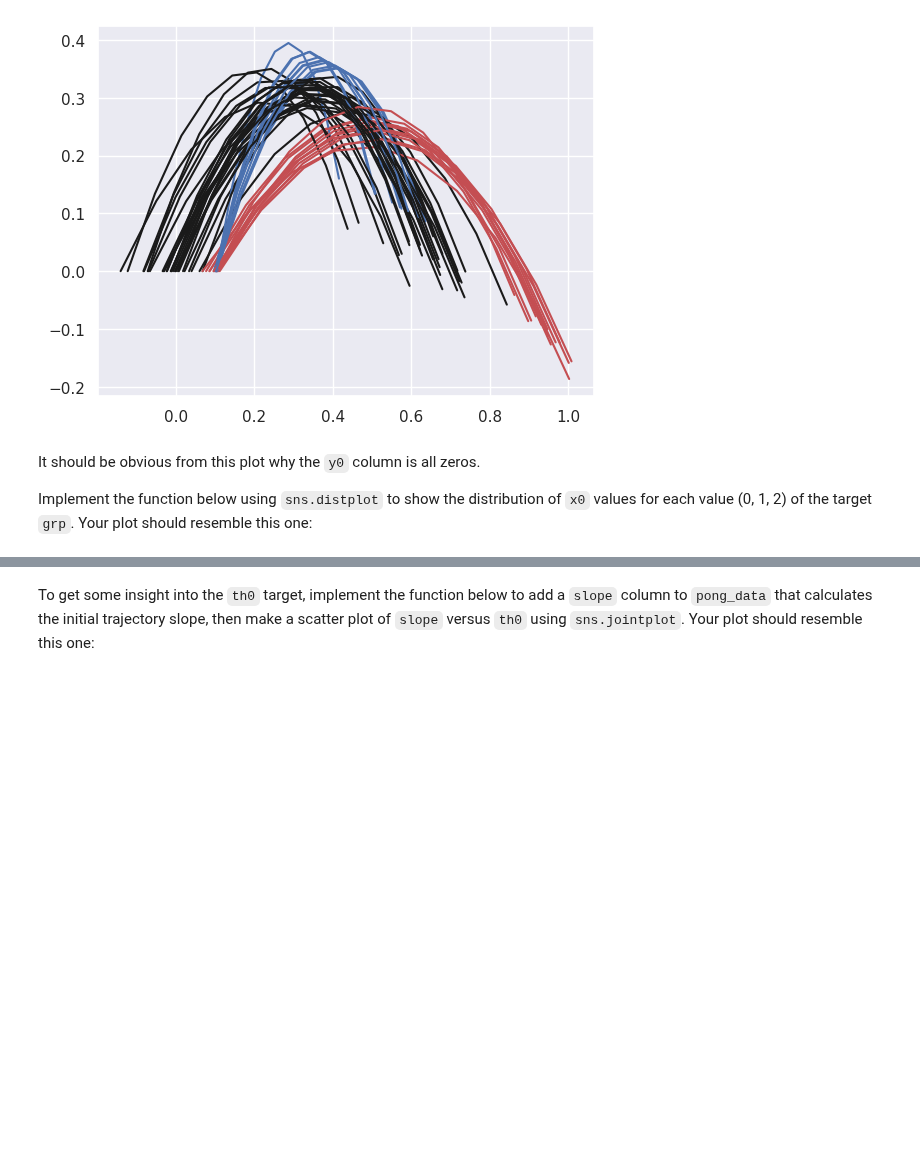
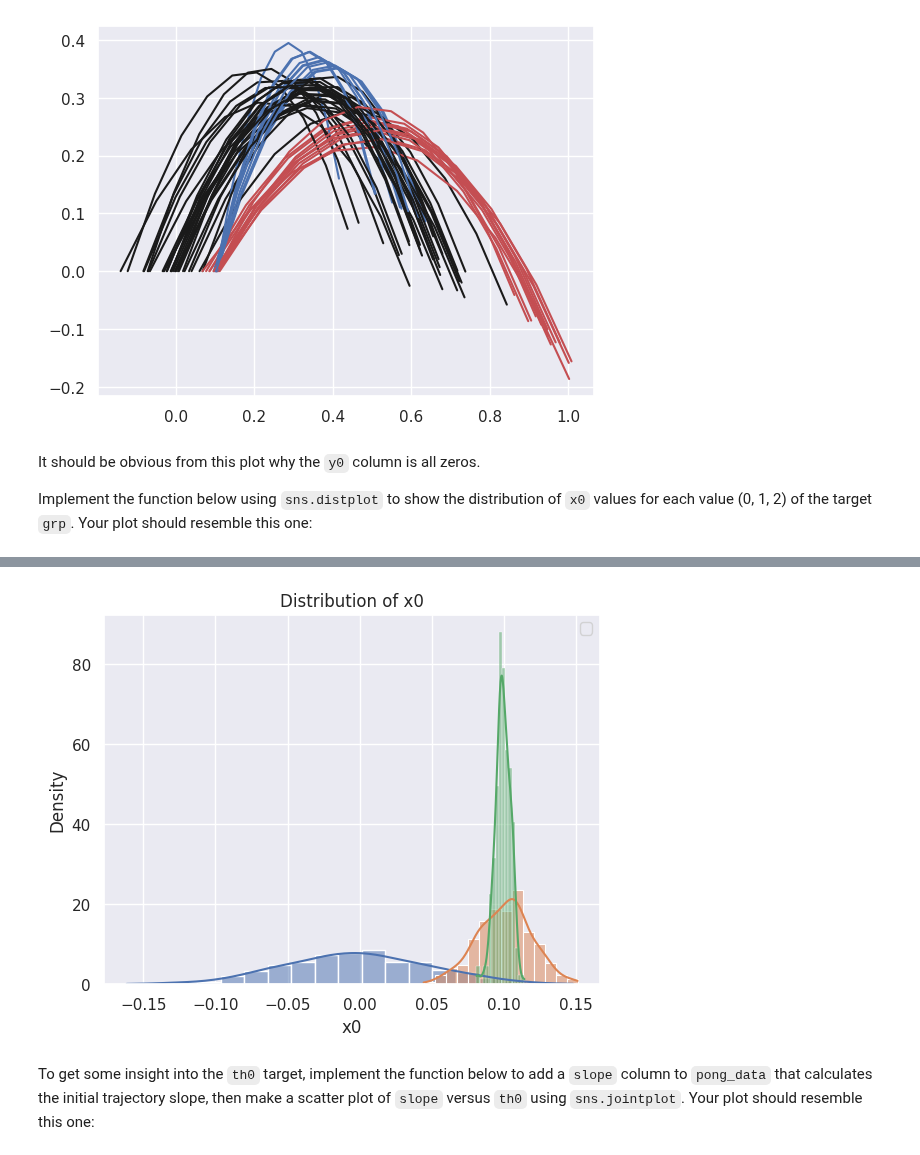
Before and after one commit to hcc7402/Phys503-Work-Campos, a Jupyter notebook: _sources/homework/Homework_02.ipynb, the cells around one changed output, grey strips where cells are left out. Cells and saved outputs as stored; diff of their text form; code cells hidden in the pictures; blank space fills up the shorter version.

```diff
--- a/_sources/homework/Homework_02.ipynb
+++ b/_sources/homework/Homework_02.ipynb
@@ -128,22 +130,26 @@ def compare_groups():
     """Plot 1D distributions of the x0 feature for each group (grp=0,1,2).
     """
     # YOUR CODE HERE
-    nrows = 50
+    repeated_mask = pong_targets['grp'].duplicated(keep=False)    # check for repeated grp values
 
-    for row in range(nrows):
-        x, y = sample_to_trajectory(pong_data.iloc[row].values)
-        grp = range(pong_targets['grp'][row])
-        print(grp)
+    repeated_grp_values = list(pong_targets[repeated_mask]['grp'].unique().tolist())    # find repeated grp vlaues of 0,1,2, could also just make list of (0,1,2)
+    #print(repeated_grp_values)
+    repeated_grp_values.sort()    # not in numerical order for some reason
 
-        for grp in range(len(pong_targets)):
-            subset = pong_data[pong_targets['grp'] == grp]   # get subset of pong data for groups 0, 1, 2
-            return sns.histplot(subset['x0'], kde=True, label=f'Group {grp}')
+    for grp in repeated_grp_values:
+
+        subset = pong_data[pong_targets['grp'] == grp]   # get subset of pong data for groups 0, 1, 2
+        #print(subset)
+
+        sns.histplot(subset['x0'], stat='density', kde=True)    # collect density histogram for each group
 
         plt.legend()    # plotting stuff
         plt.xlabel('x0')
         plt.ylabel('Density')
         plt.title('Distribution of x0')
 
+    return plt
+
     raise NotImplementedError()
 
 compare_groups()
@@ -152,3 +158,4 @@ TypeError: 'numpy.float64' object cannot be interpreted as an integer
+[figure, added]
 # %% [markdown]
 To get some insight into the `th0` target, implement the function below to add a `slope` column to `pong_data` that calculates the initial trajectory slope, then make a scatter plot of `slope` versus `th0` using `sns.jointplot`.  Your plot should resemble this one:
 # %% [markdown]
```
Also changed, not shown: parts of 2 cells of this notebook.
